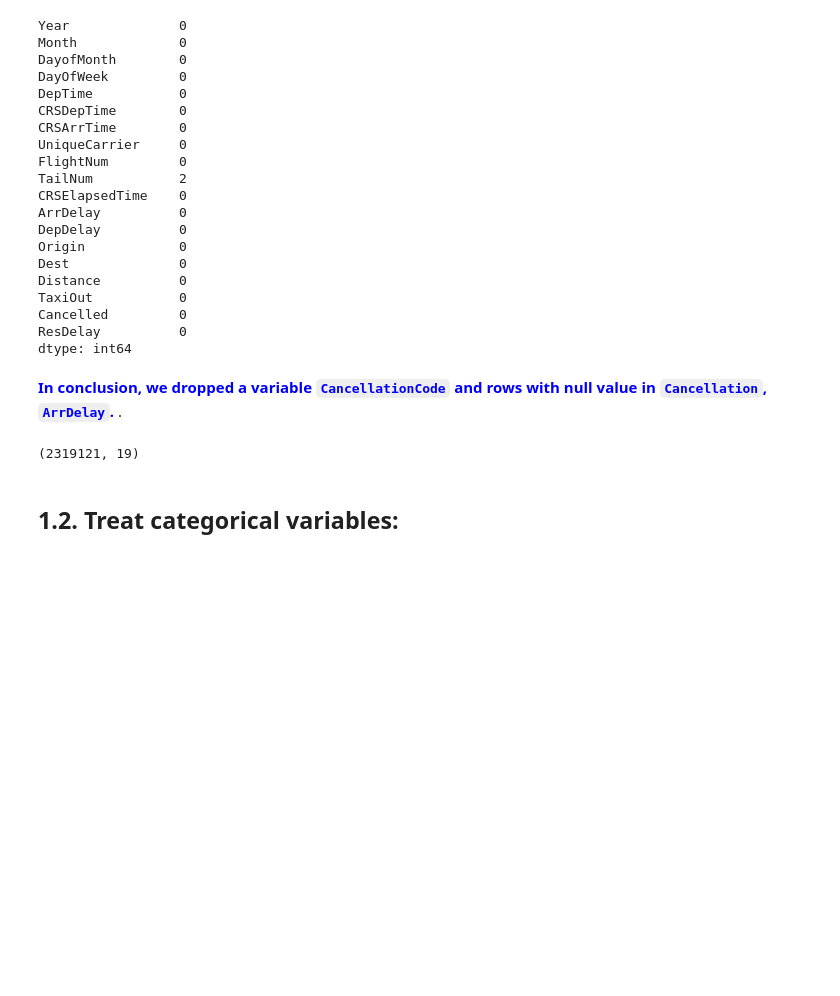
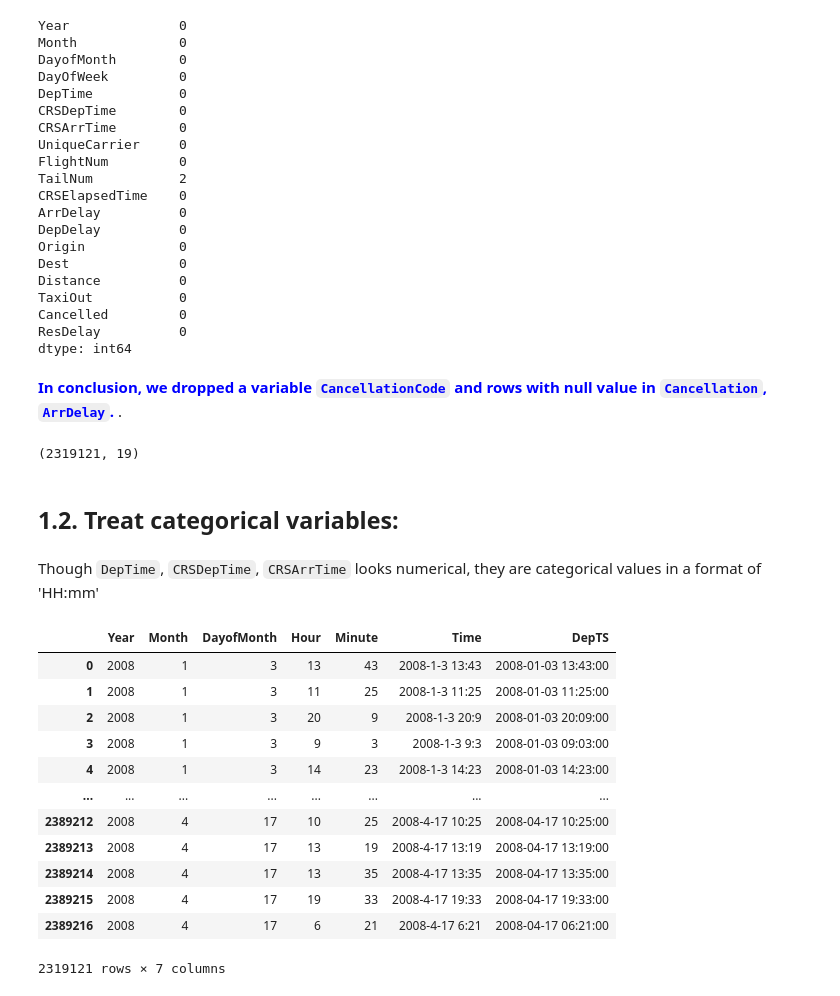
Before and after one commit to soomin-jeong/spark-ml-project, a Jupyter notebook: DataPreparation.ipynb, the cells around one changed output. Cells and saved outputs as stored; diff of their text form; code cells hidden in the pictures; blank space fills up the shorter version.

Commit message:
converted separate columns of year, month, day, time into one datetime

```diff
--- a/DataPreparation.ipynb
+++ b/DataPreparation.ipynb
@@ -202,3 +204,29 @@ airports_df.shape
 (2319121, 19)
 # %% [markdown]
 ## 1.2. Treat categorical variables:
+# %% [markdown]
+Though `DepTime`, `CRSDepTime`, `CRSArrTime` looks numerical, they are categorical values in a format of 'HH:mm'
+# %%
+import datetime
+
+temp_ts = airports_df[["Year", "Month", "DayofMonth"]].astype(str).copy()
+temp_ts['Hour'] = (airports_df["DepTime"] // 100).astype(int).astype(str)
+temp_ts['Minute'] = (airports_df["DepTime"]% 100).astype(int).astype(str)
+temp_ts['Time'] = temp_ts['Year'] + '-' + temp_ts['Month'] + '-' + temp_ts['DayofMonth'] + ' ' + temp_ts['Hour'] + \
+                    ':' + temp_ts['Minute']
+temp_ts['DepTS'] = pd.to_datetime(temp_ts['Time'], format='%Y-%m-%d %H:%M', errors='coerce')
+temp_ts
+# %% [output]
+|  | Year | Month | DayofMonth | Hour | Minute | Time | DepTS |
+| 0 | 2008 | 1 | 3 | 13 | 43 | 2008-1-3 13:43 | 2008-01-03 13:43:00 |
+| 1 | 2008 | 1 | 3 | 11 | 25 | 2008-1-3 11:25 | 2008-01-03 11:25:00 |
+| 2 | 2008 | 1 | 3 | 20 | 9 | 2008-1-3 20:9 | 2008-01-03 20:09:00 |
+| 3 | 2008 | 1 | 3 | 9 | 3 | 2008-1-3 9:3 | 2008-01-03 09:03:00 |
+| 4 | 2008 | 1 | 3 | 14 | 23 | 2008-1-3 14:23 | 2008-01-03 14:23:00 |
+| ... | ... | ... | ... | ... | ... | ... | ... |
+| 2389212 | 2008 | 4 | 17 | 10 | 25 | 2008-4-17 10:25 | 2008-04-17 10:25:00 |
+| 2389213 | 2008 | 4 | 17 | 13 | 19 | 2008-4-17 13:19 | 2008-04-17 13:19:00 |
+| 2389214 | 2008 | 4 | 17 | 13 | 35 | 2008-4-17 13:35 | 2008-04-17 13:35:00 |
+| 2389215 | 2008 | 4 | 17 | 19 | 33 | 2008-4-17 19:33 | 2008-04-17 19:33:00 |
+| 2389216 | 2008 | 4 | 17 | 6 | 21 | 2008-4-17 6:21 | 2008-04-17 06:21:00 |
+2319121 rows × 7 columns
```
Also changed, not shown: parts of 5 cells of this notebook.
